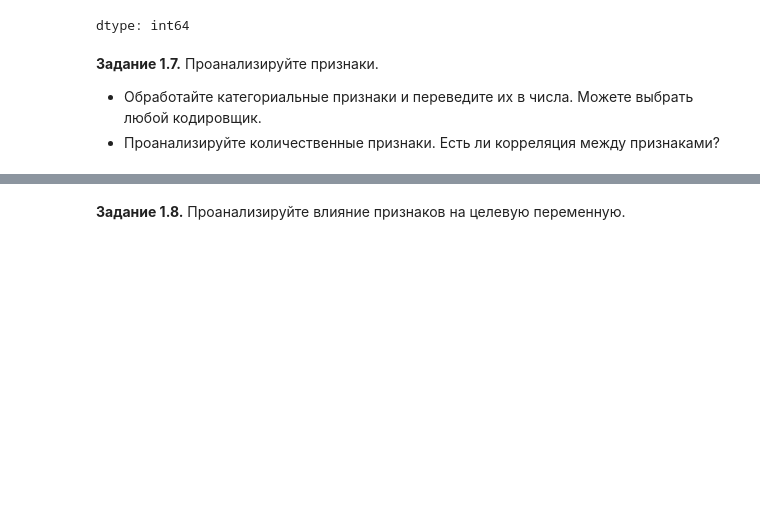
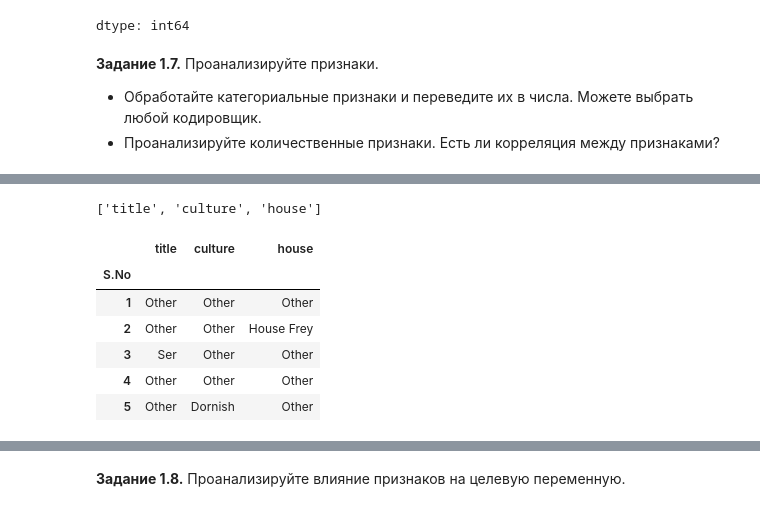
Before and after one commit to taravskayavm/DLS_I, a Jupyter notebook: week_01_ml_intro/Homework/hw_1_game_of_thrones.ipynb, the cells around one changed output, grey strips where cells are left out. Cells and saved outputs as stored; diff of their text form; code cells hidden in the pictures; blank space fills up the shorter version.

```diff
--- a/week_01_ml_intro/Homework/hw_1_game_of_thrones.ipynb
+++ b/week_01_ml_intro/Homework/hw_1_game_of_thrones.ipynb
@@ -392,0 +436,15 @@ memory usage: 194.6+ KB
+# %%
+unprocessed_cat_features = data.select_dtypes(include=[object]).columns.tolist()   # Поиск категориальных признаков (строковых)
+unprocessed_cat_features
+# %% [output]
+['title', 'culture', 'house']
+# %%
+data[unprocessed_cat_features].head(5)
+# %% [output]
+|  | title | culture | house |
+| S.No |  |  |  |
+| 1 | Other | Other | Other |
+| 2 | Other | Other | House Frey |
+| 3 | Ser | Other | Other |
+| 4 | Other | Other | Other |
+| 5 | Other | Dornish | Other |
```
Also changed, not shown: parts of 11 cells of this notebook.
